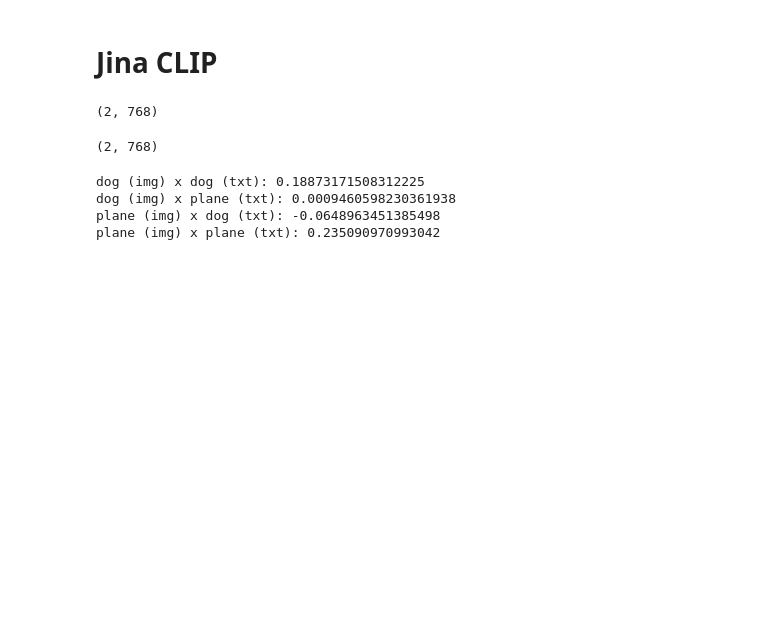
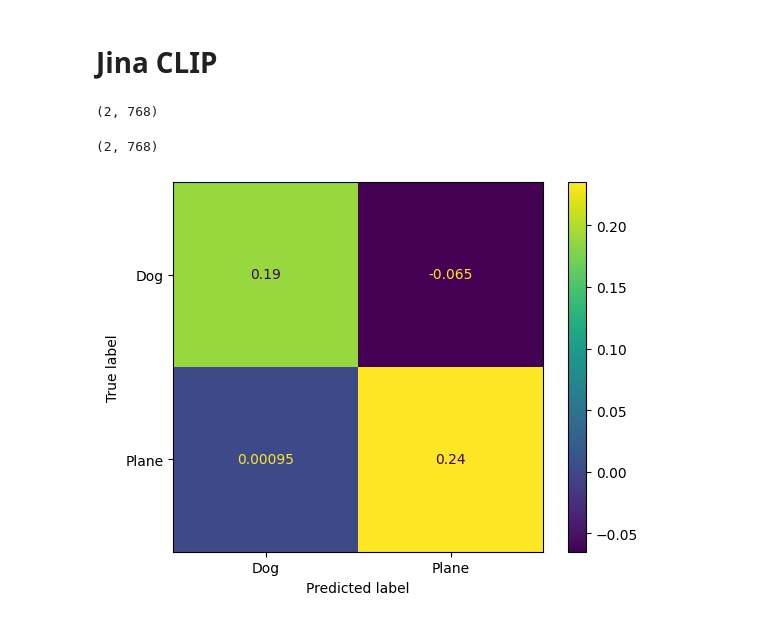
Before and after one commit to CKeibel/FHSWF-deep-learning, a Jupyter notebook: notebooks/multimodal_embeddings.ipynb, the cells around one changed output. Cells and saved outputs as stored; diff of their text form; code cells hidden in the pictures; blank space fills up the shorter version.

```diff
--- a/notebooks/multimodal_embeddings.ipynb
+++ b/notebooks/multimodal_embeddings.ipynb
@@ -141,13 +140,10 @@ img_outputs = model.encode_image(image_data)
 img_outputs.shape
 # %% [output]
 (2, 768)
-# %%
-print(f"dog (img) x dog (txt): {(img_outputs[0] @ text_outputs[0].T)}")
-print(f"dog (img) x plane (txt): {(img_outputs[0] @ text_outputs[1].T)}")
-print(f"plane (img) x dog (txt): {(img_outputs[1] @ text_outputs[0].T)}")
-print(f"plane (img) x plane (txt): {(img_outputs[1] @ text_outputs[1].T)}")
-# %% [output]
-dog (img) x dog (txt): 0.18873171508312225
-dog (img) x plane (txt): 0.0009460598230361938
-plane (img) x dog (txt): -0.0648963451385498
-plane (img) x plane (txt): 0.235090970993042
+# %%
+cm_display = metrics.ConfusionMatrixDisplay(confusion_matrix = text_outputs @ img_outputs.T, display_labels = ["Dog", "Plane"])
+
+cm_display.plot()
+plt.show()
+# %% [output]
+[figure, added]
```
Also changed, not shown: parts of 5 cells of this notebook.
